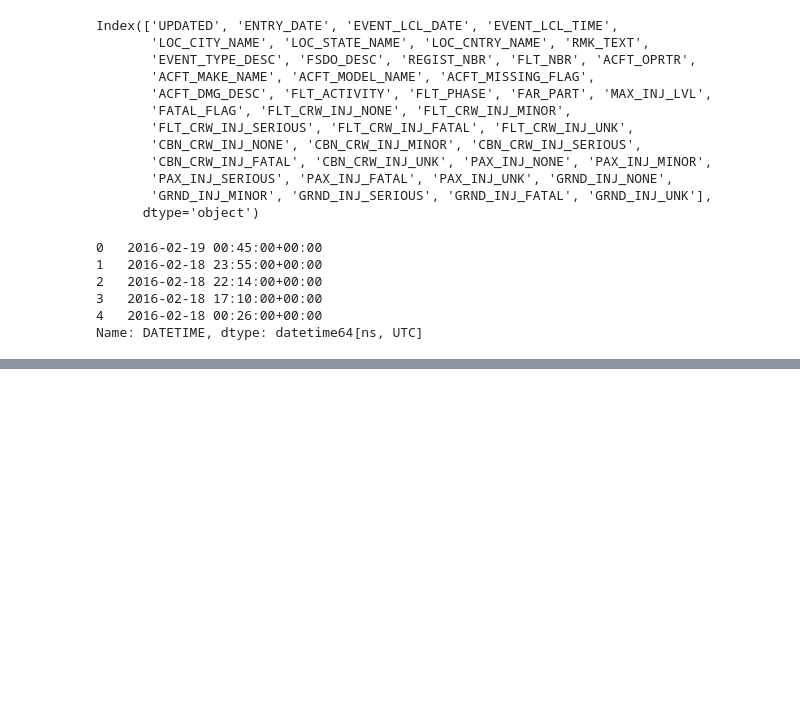
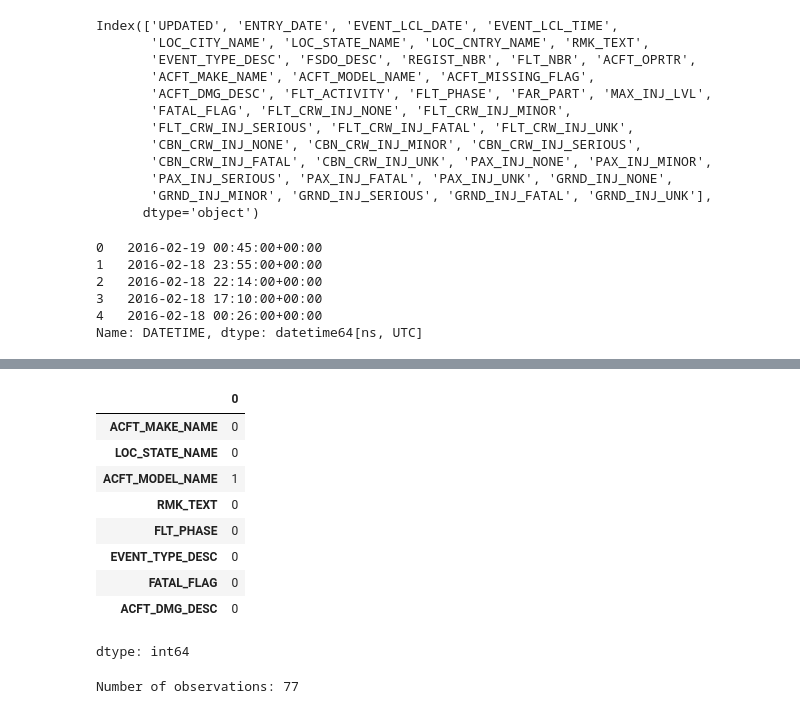
Before and after one commit to merajsiddieque/ML-Lab, a Jupyter notebook: ML_Lab2.ipynb, the cells around one changed output, grey strips where cells are left out. Saved outputs shown, nothing was run; the diff lists cells and outputs as text; code cells hidden in the pictures; blank space fills up the shorter version.

```diff
--- a/ML_Lab2.ipynb
+++ b/ML_Lab2.ipynb
@@ -234,0 +260,15 @@ Name: DATETIME, dtype: datetime64[ns, UTC]
+# %%
+df_req.dropna(subset=['ACFT_MAKE_NAME'], inplace=True)
+# %%
+df_req.isnull().sum()
+# %% [output]
+|  | 0 |
+| ACFT_MAKE_NAME | 0 |
+| LOC_STATE_NAME | 0 |
+| ACFT_MODEL_NAME | 1 |
+| RMK_TEXT | 0 |
+| FLT_PHASE | 0 |
+| EVENT_TYPE_DESC | 0 |
+| FATAL_FLAG | 0 |
+| ACFT_DMG_DESC | 0 |
+dtype: int64
@@ -234,0 +277,4 @@ Name: DATETIME, dtype: datetime64[ns, UTC]
+# %%
+print("Number of observations:", len(df_req))
+# %% [output]
+Number of observations: 77
```
Also changed, not shown: parts of 22 cells of this notebook.
